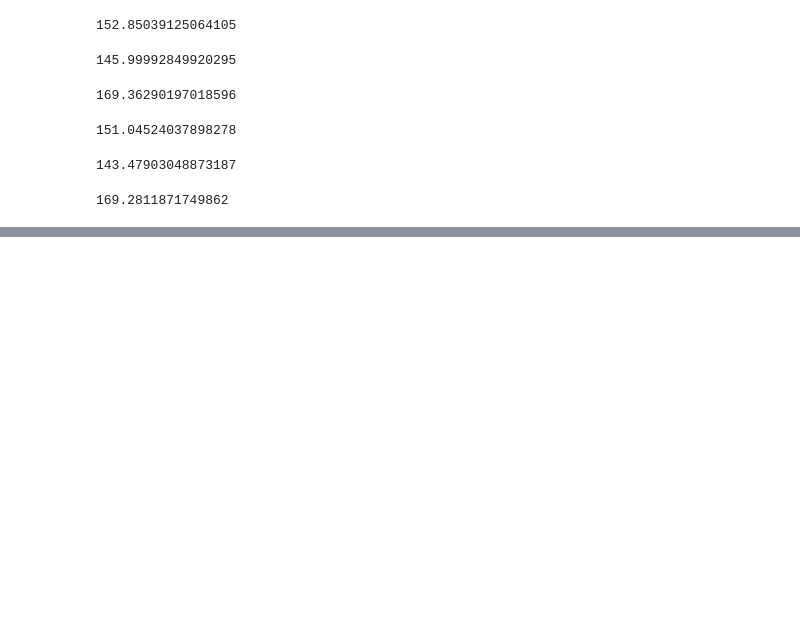
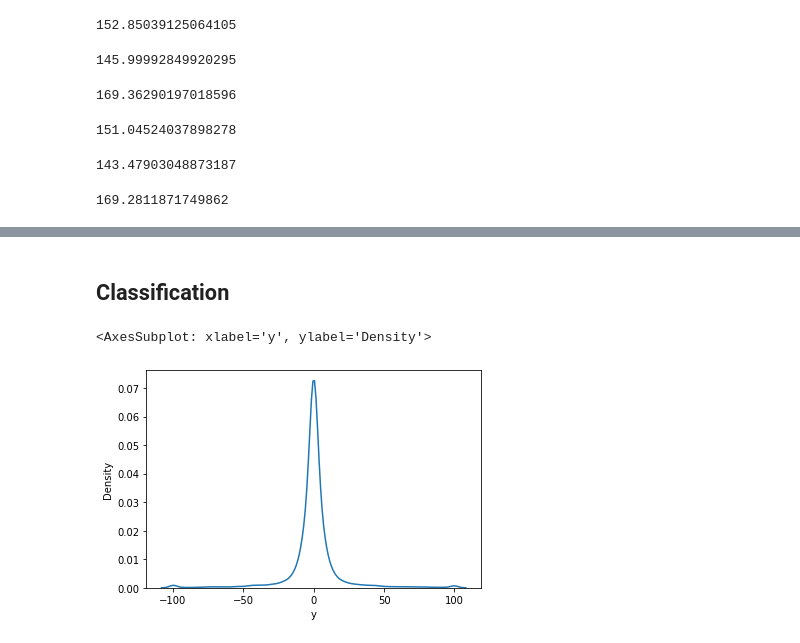
Before and after one commit to ejowik/2022Z-big-data-analytics, a Jupyter notebook: src/ml/linear_regression.ipynb, the cells around one changed output, grey strips where cells are left out. Drawn from its saved outputs; the diff is of its cells as text; code cells hidden in the pictures; blank space fills up the shorter version.

```diff
--- a/src/ml/linear_regression.ipynb
+++ b/src/ml/linear_regression.ipynb
@@ -209,0 +210,2 @@ fig.tight_layout()
+# %% [markdown]
+## Classification
@@ -209,0 +226,8 @@ fig.tight_layout()
+# %%
+train_summary = pred_train.toPandas()
+test_summary = pred_test.toPandas()
+# %%
+sns.kdeplot(train_summary.y)
+# %% [output]
+<AxesSubplot: xlabel='y', ylabel='Density'>
+[figure, added]
```
Also changed, not shown: parts of 6 cells of this notebook, 1 other file.
